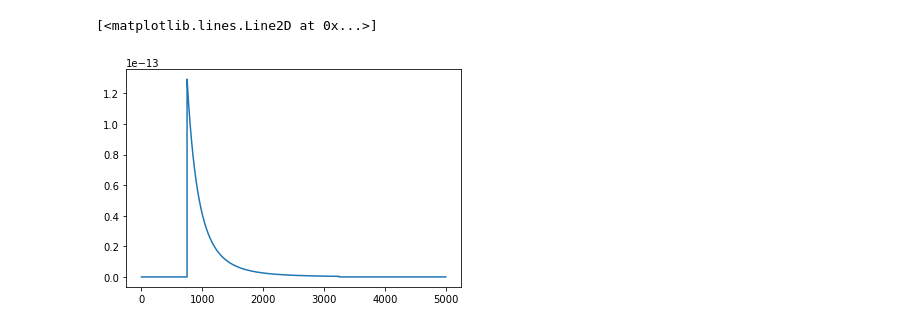
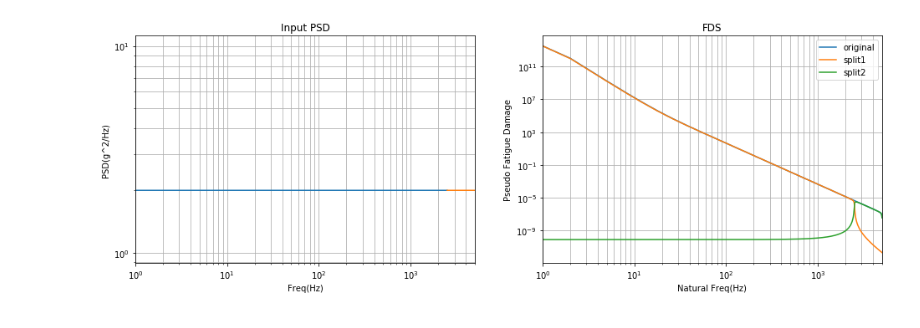
Before and after one commit to wonho13/work, a Jupyter notebook: 논문/2021/functions.ipynb, the cells around one changed output. Saved outputs shown, nothing was run; the diff lists cells and outputs as text; code cells hidden in the pictures.

```diff
--- a/논문/2021/functions.ipynb
+++ b/논문/2021/functions.ipynb
@@ -102,5 +100,24 @@ def log_interp(x,x_spec,y_spec):
+# %%
+def band_split(fi,ai,nb): # fi : interpolated freq, ai : interpolated psd, nb : # of bands
+    ni = len(fi);
+    grms = np.sqrt(np.trapz(ai,fi))
+    goal = grms/np.sqrt(nb);  # target grms
+    idx = np.zeros(nb+1,dtype=int);
+    idx[nb] = ni;
+    j=0;
+    for i in range(idx[j],ni+1):
+        grms_tmp = np.sqrt(np.trapz(ai[idx[j]:i],fi[idx[j]:i]));
+        if grms_tmp >= goal:
+            idx[j+1] = i;
+            j +=1;
+        if j > nb:
+            break;
+    dai = []; dfi = [];
+    for i in range(nb):
+        dai.append(ai[idx[i]:idx[i+1]]);
+        dfi.append(fi[idx[i]:idx[i+1]]);
+    return dfi,dai
 # %%
-fmin = 1; fmax = 5000; bwp = 0.5; loc = 0.3;
+# Generate Input PSD
+fmin = 1; fmax = 5000; bwp = 1; loc = 0;
 freq_spec,psd_spec = blwn(fmin,fmax,bwp,loc);
-fi = np.linspace(fmin,fmax,10000);
-pi = log_interp(fi,freq_spec,psd_spec);
@@ -110,5 +124,22 @@ rpsd = pi*HH(fi,fn,zeta);
-# %%
-plt.plot(fi,rpsd)
-# %% [output]
-[<matplotlib.lines.Line2D at 0x...>]
-[figure, removed]
+# %%
+# Band Split
+fi = np.linspace(min(freq_spec),max(freq_spec),10000);
+pi = log_interp(fi,freq_spec,psd_spec);
+dfi,dpi = band_split(fi,pi,2);
+# %%
+# Calculate FDS
+fn,D = FDS_dirlik(fi,pi,zeta=0.01,m=4,T=1,C=1);
+fn,D1 = FDS_dirlik(dfi[0],dpi[0],zeta=0.01,m=4,T=1,C=1);
+fn,D2 = FDS_dirlik(dfi[1],dpi[1],zeta=0.01,m=4,T=1,C=1);
+# %%
+# Plot
+plt.figure(figsize=(16,5));
+plt.subplot(121);
+plt.plot(dfi[0],dpi[0]); plt.plot(dfi[1],dpi[1]); plt.grid(which='both');
+plt.xscale('log'); plt.yscale('log'); plt.xlim(fmin,fmax); plt.title('Input PSD'); plt.xlabel('Freq(Hz)'); plt.ylabel('PSD(g^2/Hz)');
+plt.subplot(122);
+plt.plot(fn,D,label='original'); plt.plot(fn,D1,label='split1'); plt.plot(fn,D2,label='split2');
+plt.xscale('log'); plt.yscale('log'); plt.grid(which='both'); plt.legend(); plt.xlim(fmin,fmax);
+plt.title('FDS'); plt.xlabel('Natural Freq(Hz)'); plt.ylabel('Pseudo Fatigue Damage');
+# %% [output]
+[figure, added]
```
Also changed, not shown: parts of 16 cells of this notebook.
